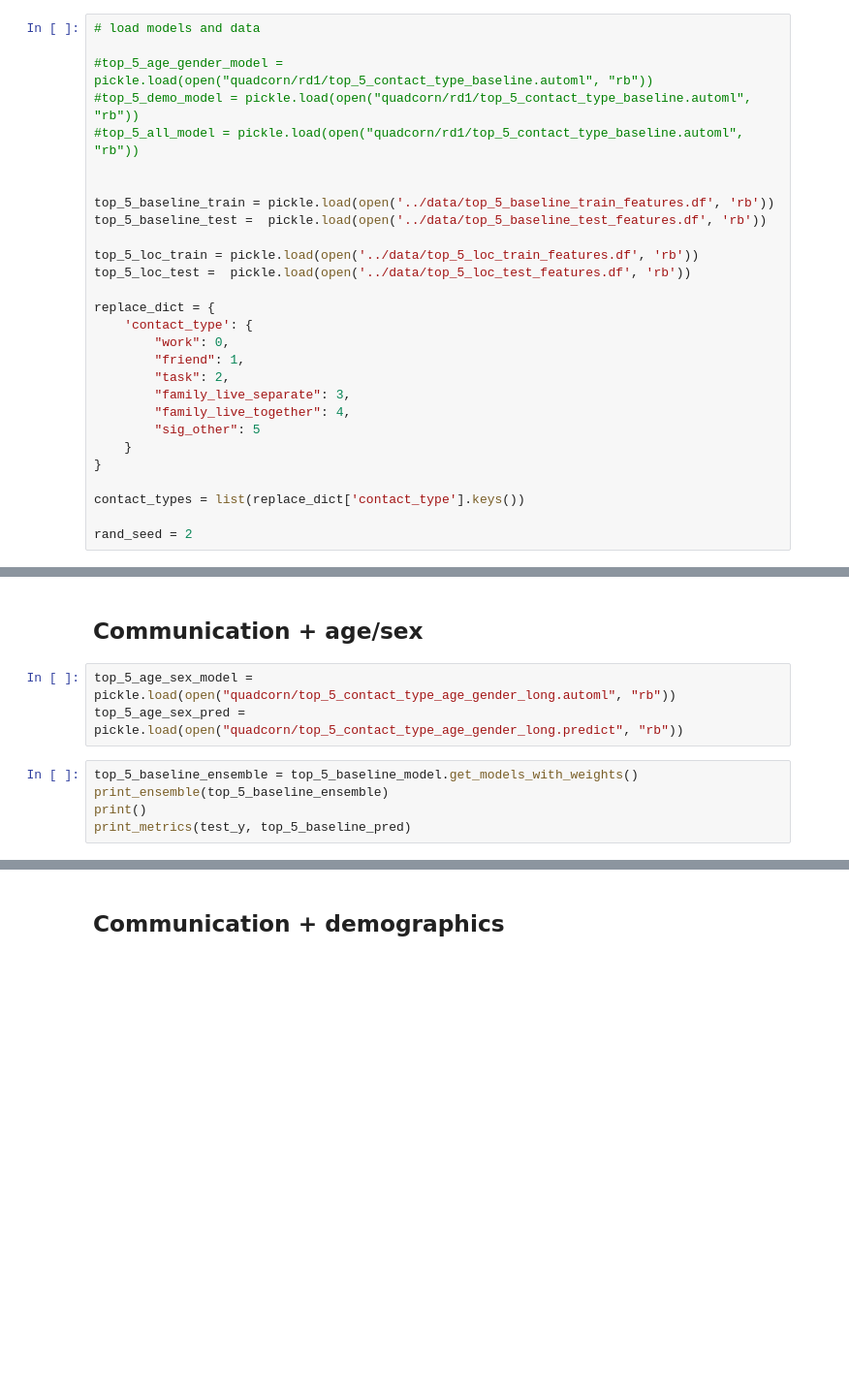
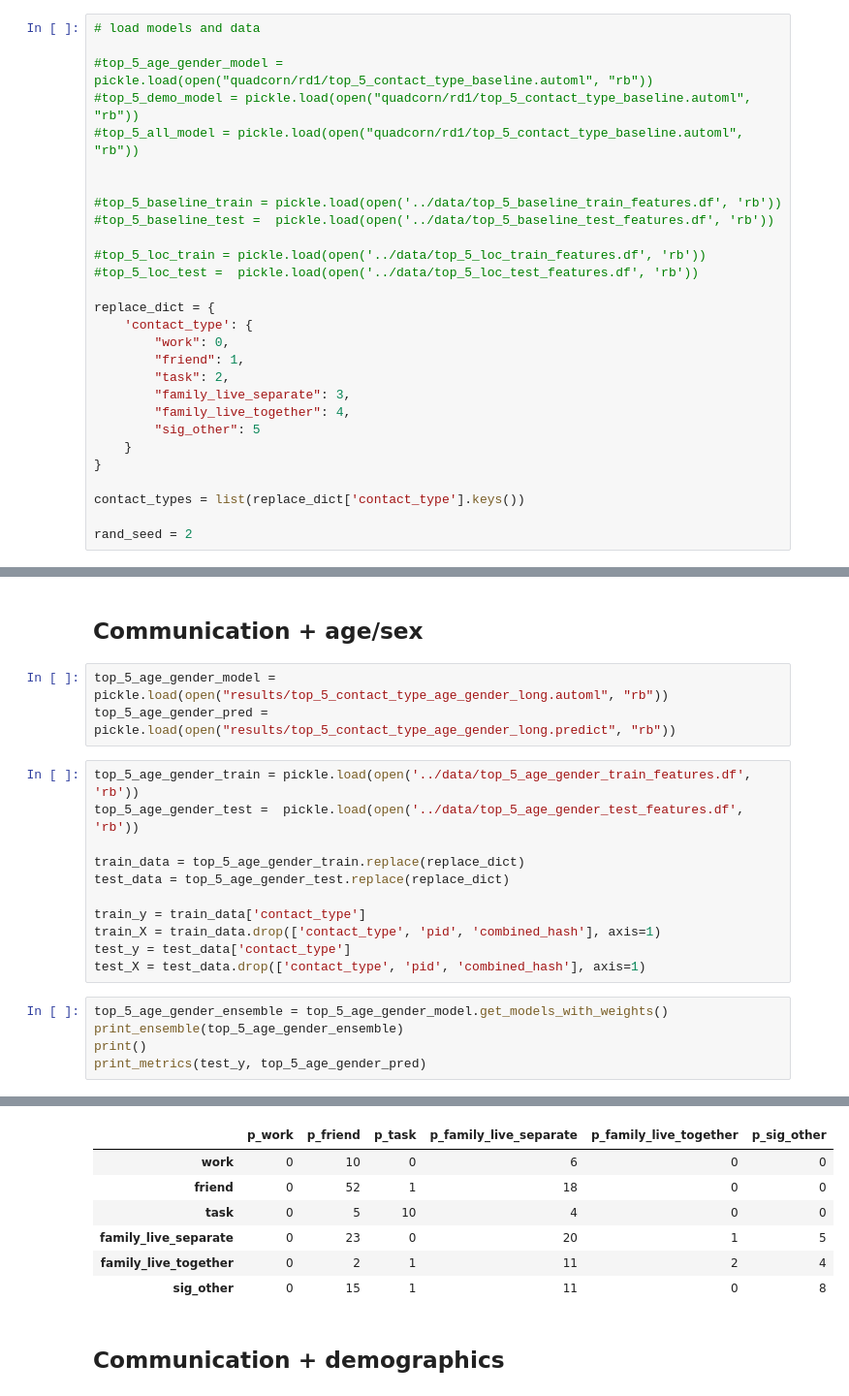
Before and after one commit to tliu526/relationship-prediction, a Jupyter notebook: model/automl.ipynb, the cells around one changed output, grey strips where cells are left out. Shown: that part at 97% size. Cells and saved outputs as stored; diff of their text form; blank space fills up the shorter version.

Commit message:
adds automl results for age_gender

```diff
--- a/model/automl.ipynb
+++ b/model/automl.ipynb
@@ -59,11 +59,11 @@ warnings.filterwarnings('ignore')
 #top_5_all_model = pickle.load(open("quadcorn/rd1/top_5_contact_type_baseline.automl", "rb"))
 
 
-top_5_baseline_train = pickle.load(open('../data/top_5_baseline_train_features.df', 'rb'))
-top_5_baseline_test =  pickle.load(open('../data/top_5_baseline_test_features.df', 'rb'))
+#top_5_baseline_train = pickle.load(open('../data/top_5_baseline_train_features.df', 'rb'))
+#top_5_baseline_test =  pickle.load(open('../data/top_5_baseline_test_features.df', 'rb'))
 
-top_5_loc_train = pickle.load(open('../data/top_5_loc_train_features.df', 'rb'))
-top_5_loc_test =  pickle.load(open('../data/top_5_loc_test_features.df', 'rb'))
+#top_5_loc_train = pickle.load(open('../data/top_5_loc_train_features.df', 'rb'))
+#top_5_loc_test =  pickle.load(open('../data/top_5_loc_test_features.df', 'rb'))
 
 replace_dict = {
     'contact_type': {
@@ -373,10 +373,22 @@ Accuracy: 0.4666666666666667
 # %% [markdown]
 ## Communication + age/sex
 # %%
-top_5_age_sex_model = pickle.load(open("quadcorn/top_5_contact_type_age_gender_long.automl", "rb"))
-top_5_age_sex_pred = pickle.load(open("quadcorn/top_5_contact_type_age_gender_long.predict", "rb"))
+top_5_age_gender_model = pickle.load(open("results/top_5_contact_type_age_gender_long.automl", "rb"))
+top_5_age_gender_pred = pickle.load(open("results/top_5_contact_type_age_gender_long.predict", "rb"))
+# %%
+top_5_age_gender_train = pickle.load(open('../data/top_5_age_gender_train_features.df', 'rb'))
+top_5_age_gender_test =  pickle.load(open('../data/top_5_age_gender_test_features.df', 'rb'))
+
+train_data = top_5_age_gender_train.replace(replace_dict)
+test_data = top_5_age_gender_test.replace(replace_dict)
+
+train_y = train_data['contact_type']
+train_X = train_data.drop(['contact_type', 'pid', 'combined_hash'], axis=1)
+test_y = test_data['contact_type']
+test_X = test_data.drop(['contact_type', 'pid', 'combined_hash'], axis=1)
 # %%
-top_5_baseline_ensemble = top_5_baseline_model.get_models_with_weights()
-print_ensemble(top_5_baseline_ensemble)
+top_5_age_gender_ensemble = top_5_age_gender_model.get_models_with_weights()
+print_ensemble(top_5_age_gender_ensemble)
 print()
-print_metrics(test_y, top_5_baseline_pred)
+print_metrics(test_y, top_5_age_gender_pred)
+# %% [output]
@@ -383,3 +415,10 @@ print_metrics(test_y, top_5_baseline_pred)
+|  | p_work | p_friend | p_task | p_family_live_separate | p_family_live_together | p_sig_other |
+| work | 0 | 10 | 0 | 6 | 0 | 0 |
+| friend | 0 | 52 | 1 | 18 | 0 | 0 |
+| task | 0 | 5 | 10 | 4 | 0 | 0 |
+| family_live_separate | 0 | 23 | 0 | 20 | 1 | 5 |
+| family_live_together | 0 | 2 | 1 | 11 | 2 | 4 |
+| sig_other | 0 | 15 | 1 | 11 | 0 | 8 |
 # %% [markdown]
 ## Communication + demographics
 # %%
```
Also changed, not shown: parts of 4 cells of this notebook.
